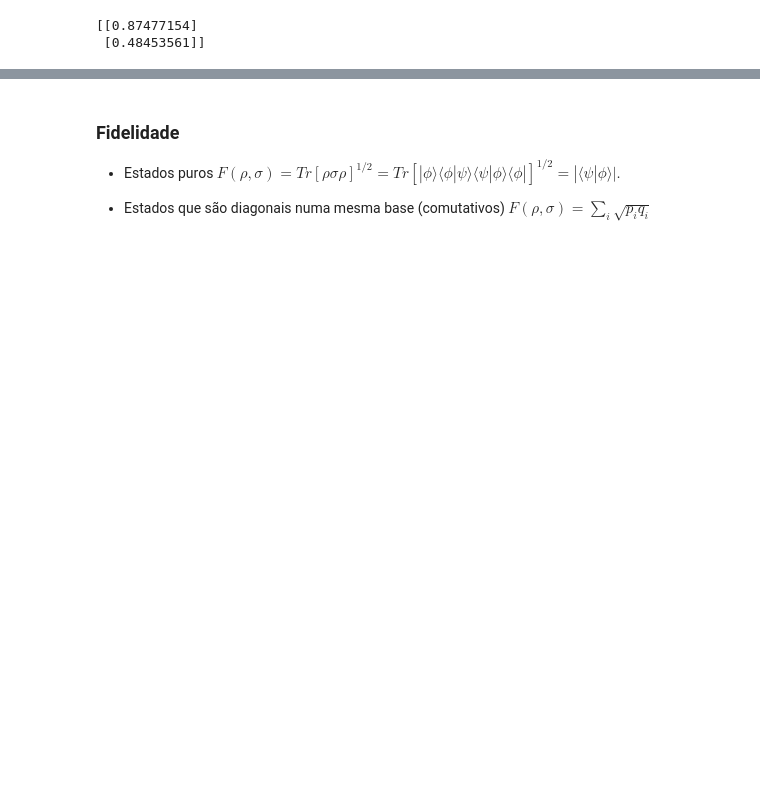
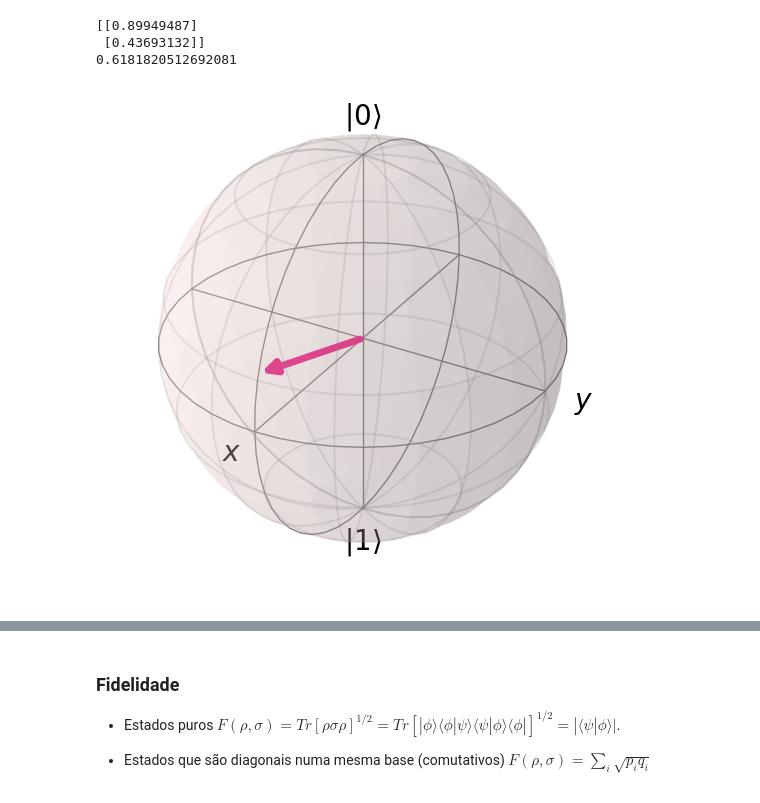
Before and after one commit to SchultzVV/Qiskit, a Jupyter notebook: Conteúdo/VQA.ipynb, the cells around one changed output, grey strips where cells are left out. Saved outputs shown, nothing was run; the diff lists cells and outputs as text; code cells hidden in the pictures; blank space fills up the shorter version.

```diff
--- a/Conteúdo/VQA.ipynb
+++ b/Conteúdo/VQA.ipynb
@@ -21,10 +22,24 @@ def inner_product(v,w):
 c0 = np.random.rand()**0.5
 c1 = (1.0 - c0**2)**0.5
 target_state = np.array([[c0],[c1]])
+theta = 2*np.arccos(c0)
 print(target_state)
+target_expectedValue = np.cos(theta)
+print(target_expectedValue)
 # %% [output]
-[[0.87477154]
- [0.48453561]]
+[[0.89949487]
+ [0.43693132]]
+0.6181820512692081
+# %%
+theta = 2*np.arccos(c0)
+target_expectedValue = np.cos(theta)
+print(target_expectedValue)
+phi = 0
+coords = [theta, phi, 1]
+
+plot_bloch_vector_spherical(coords)
+# %% [output]
+[figure, added]
 # %%
 params = np.random.normal(0, np.pi/2, (2), requires_grad=True)
 qc = QuantumCircuit(1)
```
Also changed, not shown: parts of 4 cells of this notebook, 1 other file.
